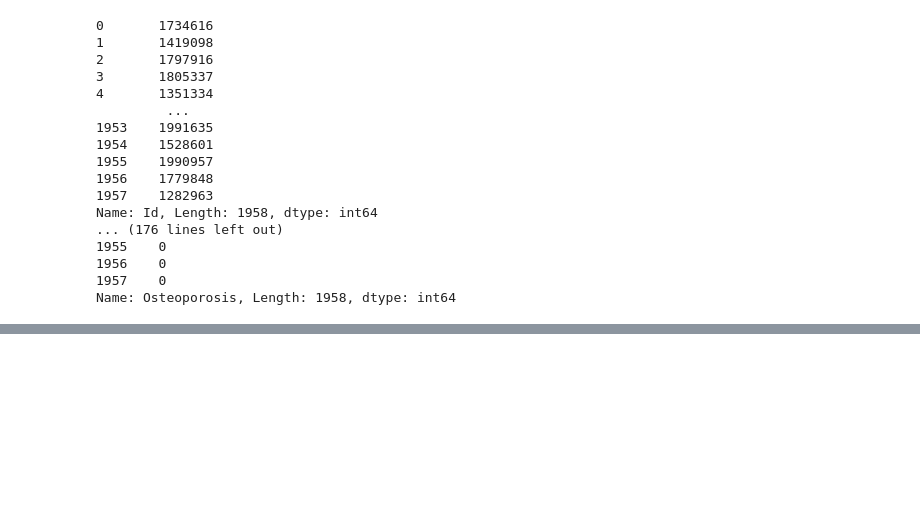
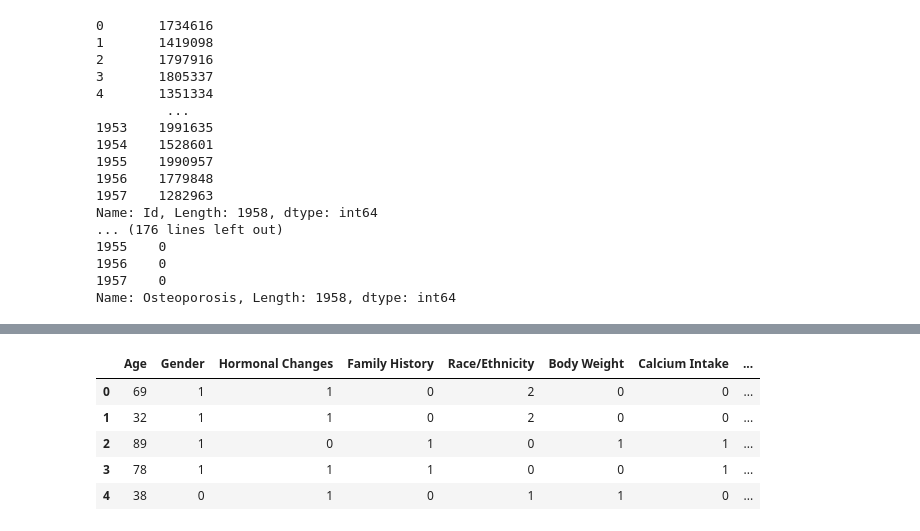
Before and after one commit to brandonsl23/Osteoporosis-Prediction-, a Jupyter notebook: Osteoporosis Prediction .ipynb, the cells around one changed output, grey strips where cells are left out. Cells and saved outputs as stored; diff of their text form; code cells hidden in the pictures; blank space fills up the shorter version.

```diff
--- a/Osteoporosis Prediction .ipynb
+++ b/Osteoporosis Prediction .ipynb
@@ -56,0 +77,43 @@ Name: Osteoporosis, Length: 1958, dtype: int64
+# %%
+def change_to_binary(df, name_of_column, val_one, val_two):
+    df.loc[df[name_of_column] == val_one, name_of_column] = 0
+    df.loc[df[name_of_column] == val_two, name_of_column] = 1
+    df[name_of_column] = pd.to_numeric(df[name_of_column], errors = 'coerce')
+    df = df.dropna(subset=[name_of_column])
+    df[name_of_column] = df[name_of_column].astype(int)
+
+
+def change_to_int(df, name_of_column, val_one, val_two, val_three):
+    df.loc[df[name_of_column] == val_one, name_of_column] = 0
+    df.loc[df[name_of_column] == val_two, name_of_column] = 1
+    df.loc[df[name_of_column] == val_three, name_of_column] = 2
+    df[name_of_column] = pd.to_numeric(df[name_of_column], errors = 'coerce')
+    df = df.dropna(subset=[name_of_column])
+    df[name_of_column] = df[name_of_column].astype(int)
+
+osteo.fillna('No', inplace=True)
+osteo.loc[osteo['Gender'] == 'Male', 'Hormonal Changes'] = 'Normal'
+
+change_to_binary(osteo,'Gender','Male','Female')
+change_to_binary(osteo,'Hormonal Changes','Postmenopausal','Normal')
+change_to_binary(osteo,'Family History','Yes','No')
+change_to_int(osteo, 'Race/Ethnicity', 'Caucasian', 'African American', 'Asian')
+change_to_binary(osteo,'Body Weight','Underweight','Normal')
+change_to_binary(osteo, 'Calcium Intake', 'Low', 'Adequate')
+change_to_binary(osteo, 'Vitamin D Intake', 'Insufficient', 'Sufficient')
+change_to_binary(osteo, 'Physical Activity', 'Sedentary', 'Active')
+change_to_binary(osteo,'Smoking','Yes','No')
+change_to_binary(osteo, 'Alcohol Consumption', 'No', 'Moderate')
+change_to_int(osteo, 'Medical Conditions', 'No', 'Hyperthyroidism', 'Rheumatoid Arthritis')
+change_to_binary(osteo, 'Medications', 'No', 'Corticosteroids')
+change_to_binary(osteo,'Prior Fractures','Yes','No')
+
+
+osteo.head()
+# %% [output]
+|  | Age | Gender | Hormonal Changes | Family History | Race/Ethnicity | Body Weight | Calcium Intake | ... |
+| 0 | 69 | 1 | 1 | 0 | 2 | 0 | 0 | ... |
+| 1 | 32 | 1 | 1 | 0 | 2 | 0 | 0 | ... |
+| 2 | 89 | 1 | 0 | 1 | 0 | 1 | 1 | ... |
+| 3 | 78 | 1 | 1 | 1 | 0 | 0 | 1 | ... |
+| 4 | 38 | 0 | 1 | 0 | 1 | 1 | 0 | ... |
```
Also changed, not shown: parts of 7 cells of this notebook.
